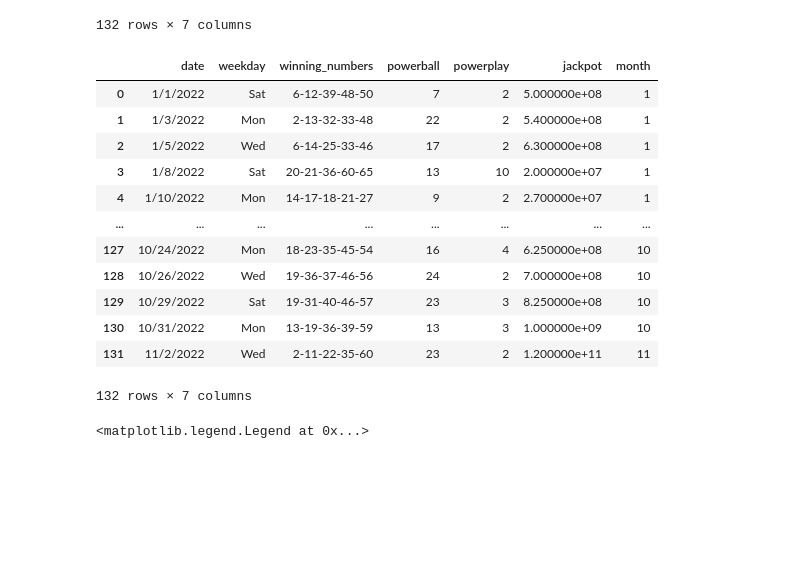
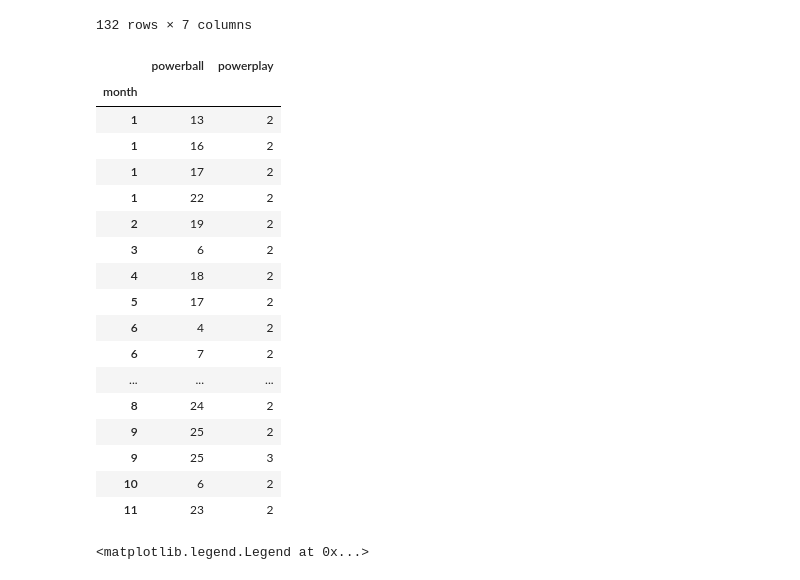
Before and after one commit to JLaydeJ/Project_1, a Jupyter notebook: 2020-2022 Washington State Lottery.ipynb, the cells around one changed output. Drawn from its saved outputs; the diff is of its cells as text; code cells hidden in the pictures; blank space fills up the shorter version.

```diff
--- a/2020-2022 Washington State Lottery.ipynb
+++ b/2020-2022 Washington State Lottery.ipynb
@@ -603,26 +584,35 @@ df_2022
 132 rows × 7 columns
 # %%
 #year mode for powerball and powerplay.  Question 1
-pb_counts2022 = df_2022['powerball'].mode()
-pp_counts2022 = df_2022['powerplay'].mode()
+pb_counts2022 = df_2022[['powerball', 'powerplay', 'month']]
 
-modes_year_2022 = pd.merge(pb_counts2022, pp_counts2022,left_index=True, right_index=True)
+monthly_powerball_nums= pb_counts2022.groupby('month')['powerball'].apply(lambda x: x.mode())
+monthly_powerplay_nums = pb_counts2022.groupby('month')['powerplay'].apply(lambda x: x.mode())
 
-df_2022
+modes_year_2022 = pd.merge(monthly_powerball_nums, monthly_powerplay_nums, on = 'month')
+
+
+
+modes_year_2022
 # %% [output]
-|  | date | weekday | winning_numbers | powerball | powerplay | jackpot | month |
-| 0 | 1/1/2022 | Sat | 6-12-39-48-50 | 7 | 2 | 5.000000e+08 | 1 |
-| 1 | 1/3/2022 | Mon | 2-13-32-33-48 | 22 | 2 | 5.400000e+08 | 1 |
-| 2 | 1/5/2022 | Wed | 6-14-25-33-46 | 17 | 2 | 6.300000e+08 | 1 |
-| 3 | 1/8/2022 | Sat | 20-21-36-60-65 | 13 | 10 | 2.000000e+07 | 1 |
-| 4 | 1/10/2022 | Mon | 14-17-18-21-27 | 9 | 2 | 2.700000e+07 | 1 |
-| ... | ... | ... | ... | ... | ... | ... | ... |
-| 127 | 10/24/2022 | Mon | 18-23-35-45-54 | 16 | 4 | 6.250000e+08 | 10 |
-| 128 | 10/26/2022 | Wed | 19-36-37-46-56 | 24 | 2 | 7.000000e+08 | 10 |
-| 129 | 10/29/2022 | Sat | 19-31-40-46-57 | 23 | 3 | 8.250000e+08 | 10 |
-| 130 | 10/31/2022 | Mon | 13-19-36-39-59 | 13 | 3 | 1.000000e+09 | 10 |
-| 131 | 11/2/2022 | Wed | 2-11-22-35-60 | 23 | 2 | 1.200000e+11 | 11 |
+|  | powerball | powerplay |
+| month |  |  |
+| 1 | 13 | 2 |
+| 1 | 16 | 2 |
+| 1 | 17 | 2 |
+| 1 | 22 | 2 |
+| 2 | 19 | 2 |
+| 3 | 6 | 2 |
+| 4 | 18 | 2 |
+| 5 | 17 | 2 |
+| 6 | 4 | 2 |
+| 6 | 7 | 2 |
+| ... | ... | ... |
+| 8 | 24 | 2 |
+| 9 | 25 | 2 |
+| 9 | 25 | 3 |
+| 10 | 6 | 2 |
+| 11 | 23 | 2 |
-132 rows × 7 columns
 # %%
 #month modes.  Question 2
 pb_month_2022 = df_2022[['month','powerball']]
```
Also changed, not shown: parts of 3 cells of this notebook.
